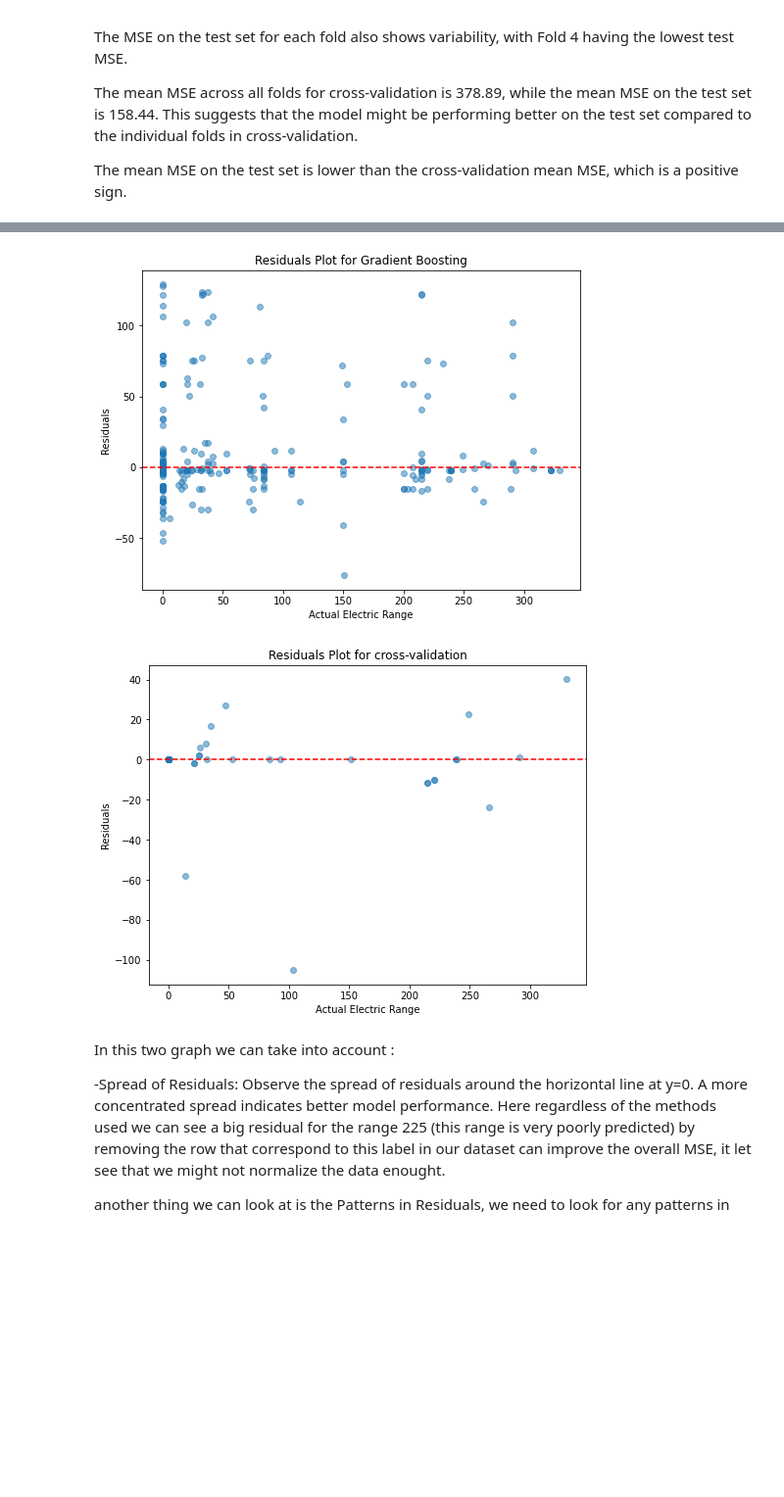
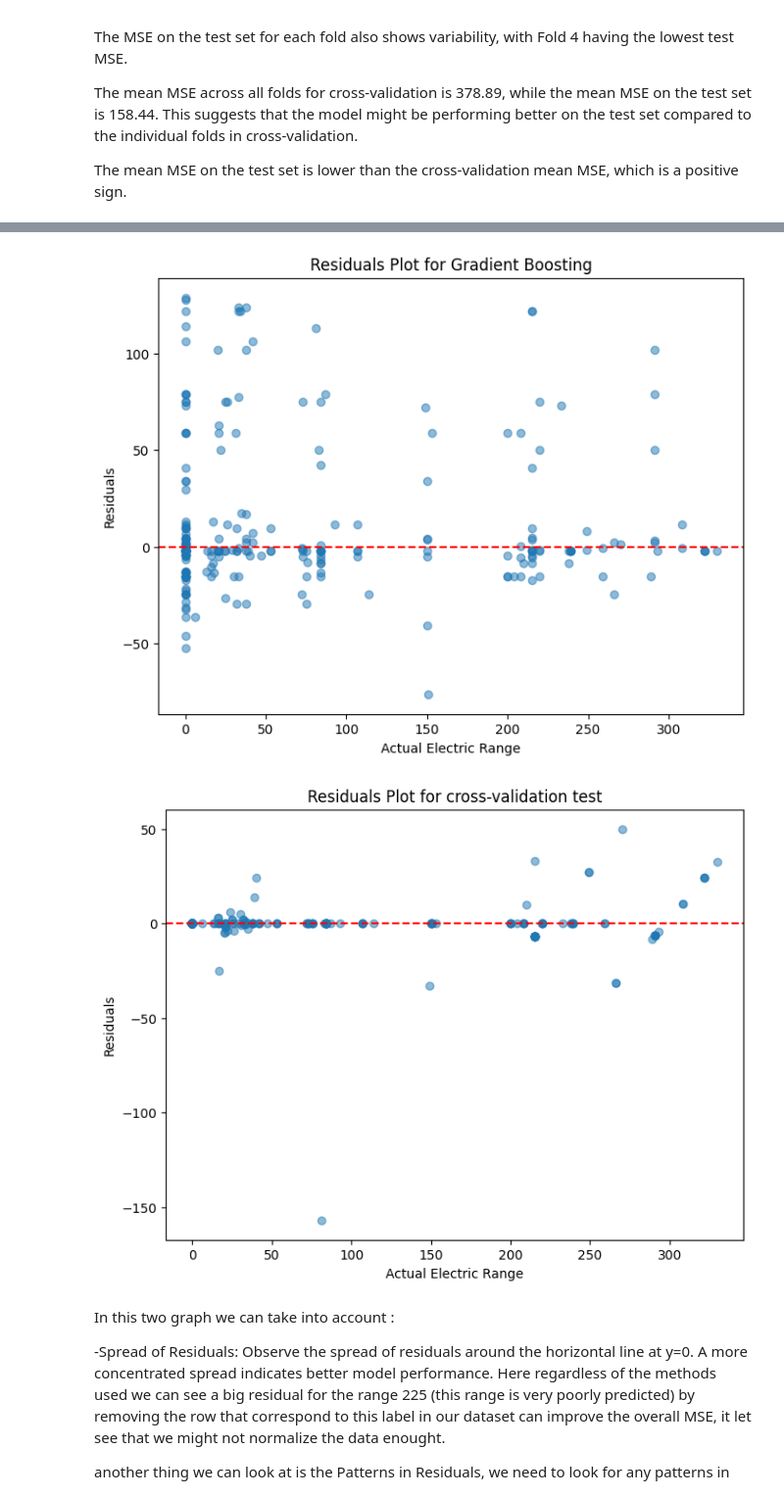
Before and after one commit to moralessP/USA-Electric-Car-Trends, a Jupyter notebook: Project_US_EV_Populationv3.ipynb, the cells around one changed output, grey strips where cells are left out. Shown at 98% size. Saved outputs shown, nothing was run; the diff lists cells and outputs as text; code cells hidden in the pictures; blank space fills up the shorter version.

```diff
--- a/Project_US_EV_Populationv3.ipynb
+++ b/Project_US_EV_Populationv3.ipynb
@@ -464,7 +469,7 @@ The mean MSE on the test set is lower than the cross-validation mean MSE, which
 # Calculate residuals for Random Forest and Gradient Boosting
 residuals_rf = yvalidation - y_pred_rf
 residuals_gb = yvalidation - y_pred_gb
-residuals_cv =  y_validation_fold - y_pred_fold
+residuals_cv =  residuals_test_fold
 
 # Plot residuals for Random Forest
 plt.figure(figsize=(8, 6))
@@ -486,10 +491,10 @@ plt.show()
 
 # Plot residuals for cross-validation
 plt.figure(figsize=(8, 6))
-plt.scatter(y_validation_fold, residuals_cv, alpha=0.5)
+plt.scatter(ytest, residuals_cv, alpha=0.5)
 plt.xlabel('Actual Electric Range')
 plt.ylabel('Residuals')
-plt.title('Residuals Plot for cross-validation')
+plt.title('Residuals Plot for cross-validation test')
 plt.axhline(y=0, color='r', linestyle='--')  # Horizontal line at y=0
 plt.show()
 # %% [output]
@@ -497,5 +502,5 @@ plt.show()
-[figure, old version]
+[figure, new version]
-[figure, old version]
+[figure, new version]
 # %% [markdown]
 In this two graph we can take into account :
 
```
Also changed, not shown: parts of 18 cells of this notebook, 4 other files.
